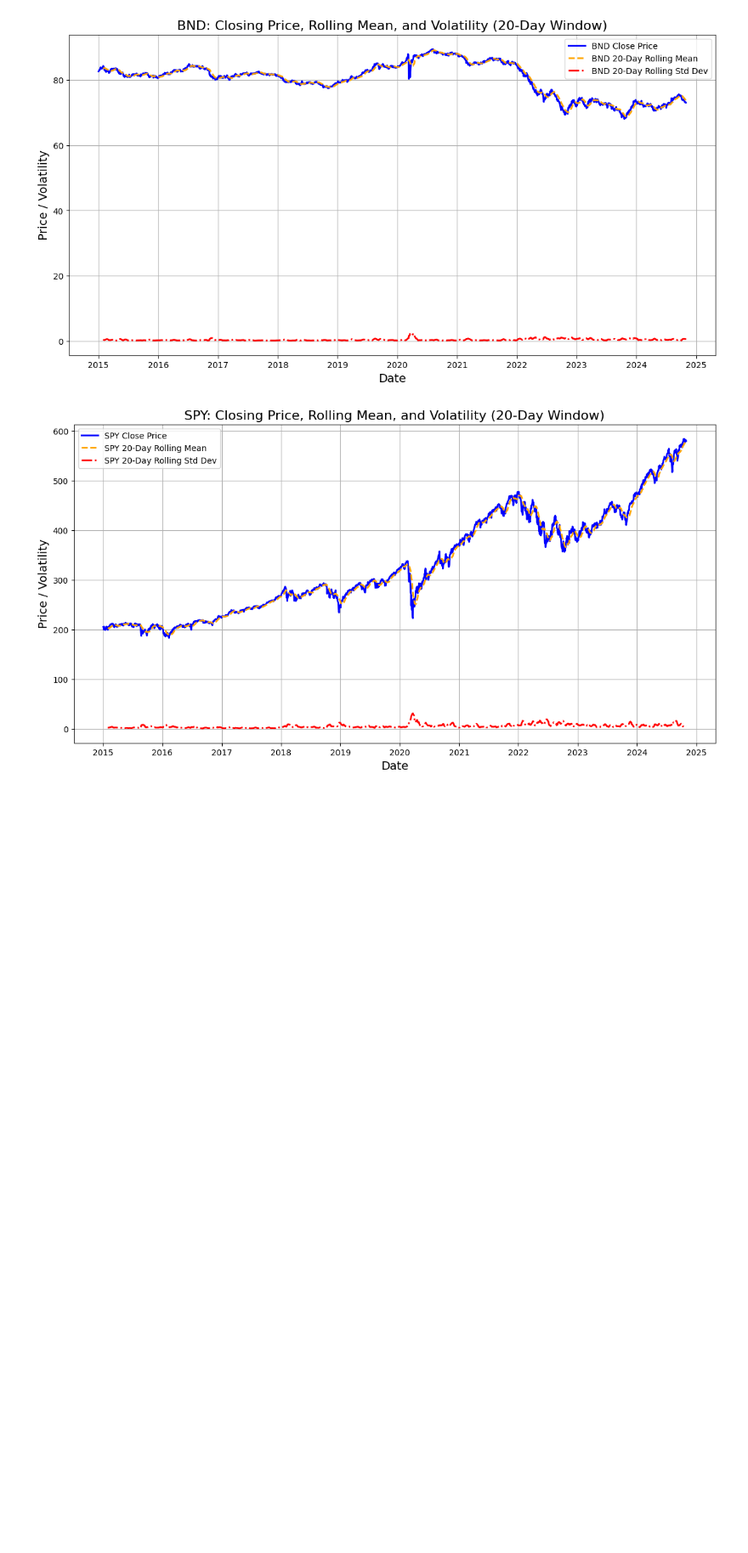
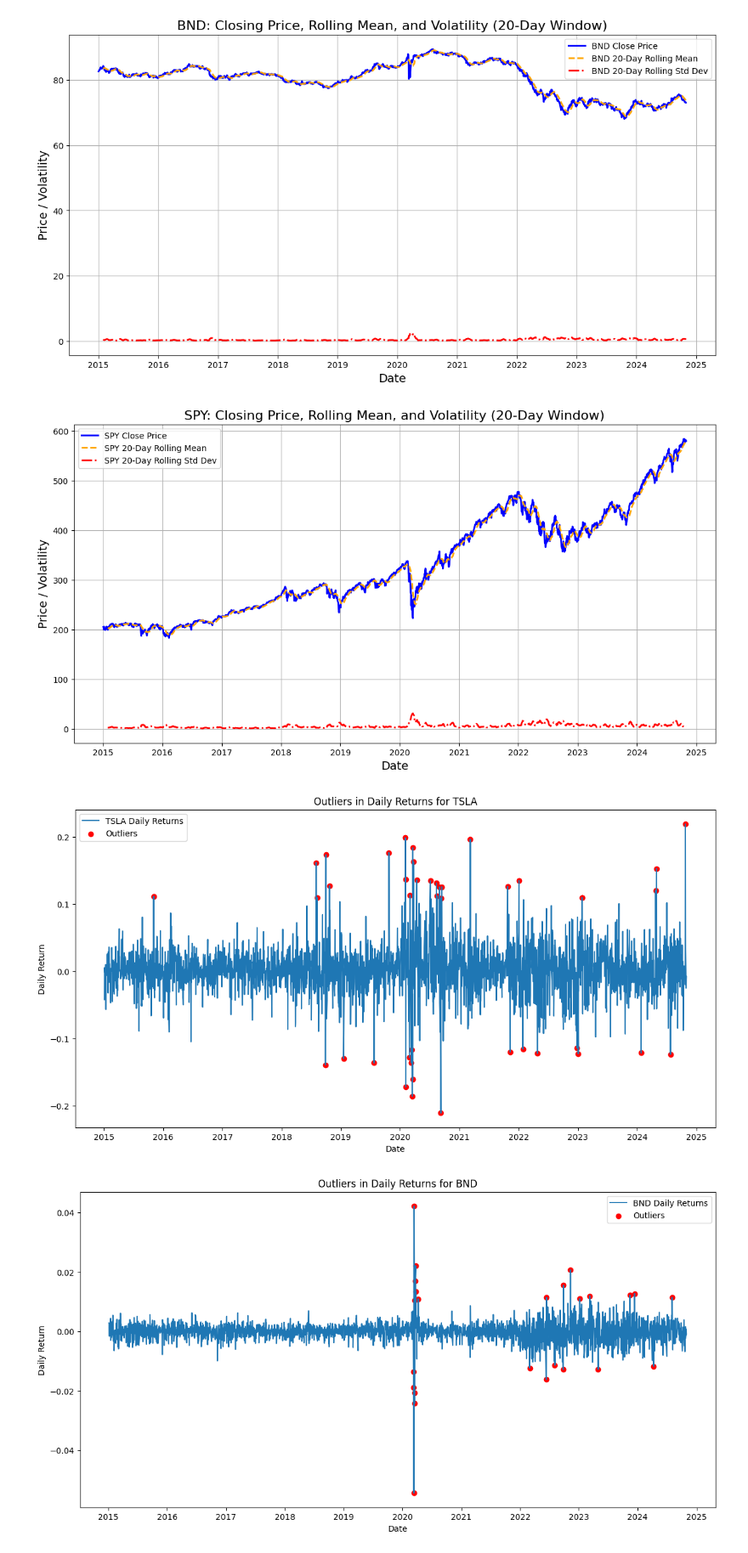
Before and after one commit to brook1167/GMF_Investments-Portfolio-Forecasting, a Jupyter notebook: notebooks/eda.ipynb, the cells around one changed output. Shown: that part at 85% size. Cells and saved outputs as stored; diff of their text form; code cells hidden in the pictures; blank space fills up the shorter version.

Commit message:
outlier detection

```diff
--- a/notebooks/eda.ipynb
+++ b/notebooks/eda.ipynb
@@ -142,3 +142,22 @@ for ticker in tickers:
 [figure]
 [figure]
 [figure]
+# %%
+threshold = 3  # Common Z-score threshold for outlier detection
+outliers = {}
+for ticker in tickers:
+    z_scores = (daily_returns[ticker] - daily_returns[ticker].mean()) / daily_returns[ticker].std()
+    outliers[ticker] = daily_returns[ticker][(z_scores > threshold) | (z_scores < -threshold)]
+
+    # Plot outliers
+    plt.figure(figsize=(14, 7))
+    plt.plot(daily_returns[ticker], label=f'{ticker} Daily Returns')
+    plt.scatter(outliers[ticker].index, outliers[ticker], color='red', label='Outliers')
+    plt.title(f'Outliers in Daily Returns for {ticker}')
+    plt.xlabel('Date')
+    plt.ylabel('Daily Return')
+    plt.legend()
+    plt.show()
+# %% [output]
+[figure, added]
+[figure, added]
```
Also changed, not shown: parts of 1 cell of this notebook.
